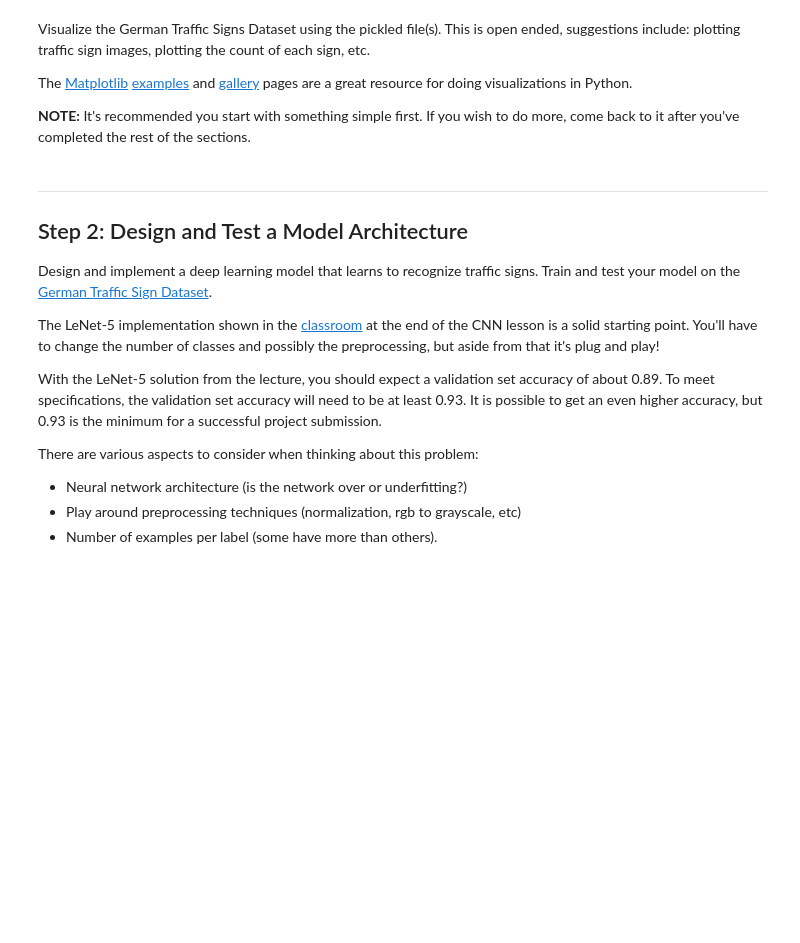
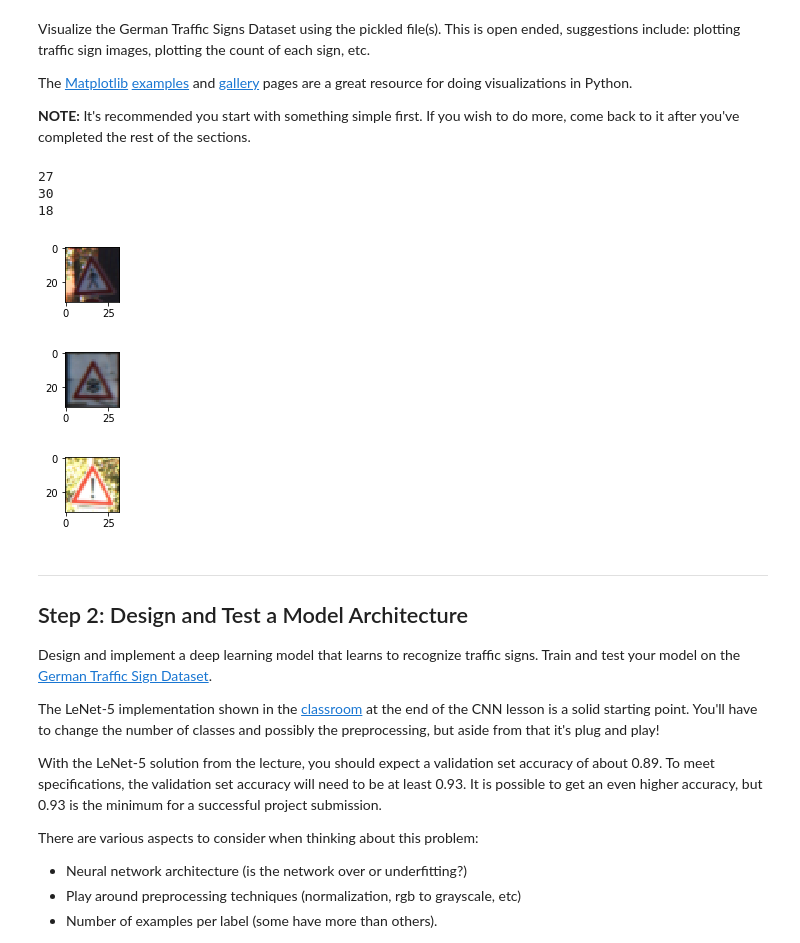
Before and after one commit to river-wind/CarNDT1Proj2, a Jupyter notebook: Traffic_Sign_Classifier.ipynb, the cells around one changed output. Saved outputs shown, nothing was run; the diff lists cells and outputs as text; code cells hidden in the pictures; blank space fills up the shorter version.

```diff
--- a/Traffic_Sign_Classifier.ipynb
+++ b/Traffic_Sign_Classifier.ipynb
@@ -105,20 +105,20 @@ import matplotlib.pyplot as plt
 from skimage import data, exposure, img_as_float
 import cv2
 
-X_train = []
+#X_train = []
 
 #Adjust the gamma, intensity, or normalize the images
 #None of this seems to actually help
-for img in X_train_initial:
-    corrected = img
+#for img in X_train_initial:
+    #corrected = img
     #corrected = exposure.adjust_gamma(img, 3,2.2)
     #corrected = exposure.rescale_intensity(corrected)
-    corrected = exposure.equalize_adapthist(corrected)
+    #corrected = exposure.equalize_adapthist(corrected)
     #corrected = cv2.normalize(corrected, corrected, alpha=0, beta=1, norm_type=cv2.NORM_MINMAX, dtype=cv2.CV_32F)
     #corrected = (corrected*255.0/corrected.max())
-    X_train.append(corrected)
+    #X_train.append(corrected)
 
-#X_train = X_train_initial
+X_train = X_train_initial
 
 #grab random item from the training dataset gamma adjuested
 index = random.randint(0, len(X_train_initial))
@@ -131,43 +131,50 @@ plt.imshow(image)
 print(y_train[index])
 
 #grab the original item from the training dataset
-image = X_train[index].squeeze()
+#image = X_train[index].squeeze()
 
 #set pyplot to display the image
-plt.figure(figsize=(1,1))
-plt.imshow(image)
+#plt.figure(figsize=(1,1))
+#plt.imshow(image)
 
 #grab second random item from the training dataset
 index2 = random.randint(0, len(X_train_initial))
 image2 = X_train_initial[index2].squeeze()
 
 #set pyplot to display the image
 plt.figure(figsize=(1,1))
 plt.imshow(image2)
 #print the label already assigned to the training image
 print(y_train[index2])
 #grab the original item from the training dataset
-image = X_train[index2].squeeze()
+#image = X_train[index2].squeeze()
 
 #set pyplot to display the image
-plt.figure(figsize=(1,1))
-plt.imshow(image)
+#plt.figure(figsize=(1,1))
+#plt.imshow(image)
 
 #grab third random item from the training dataset
 index3 = random.randint(0, len(X_train_initial))
 image3 = X_train_initial[index3].squeeze()
 
 #set pyplot to display the image
 plt.figure(figsize=(1,1))
 plt.imshow(image3)
 #print the label already assigned to the training image
 print(y_train[index3])
 #grab the original item from the training dataset
-image = X_train[index3].squeeze()
+#image = X_train[index3].squeeze()
 
 #set pyplot to display the image
-plt.figure(figsize=(1,1))
-plt.imshow(image)
+#plt.figure(figsize=(1,1))
+#plt.imshow(image)
+# %% [output]
+27
+30
+18
+[figure, added]
+[figure, added]
+[figure, added]
 # %% [markdown]
 ----
 
```
Also changed, not shown: 25 other files.
